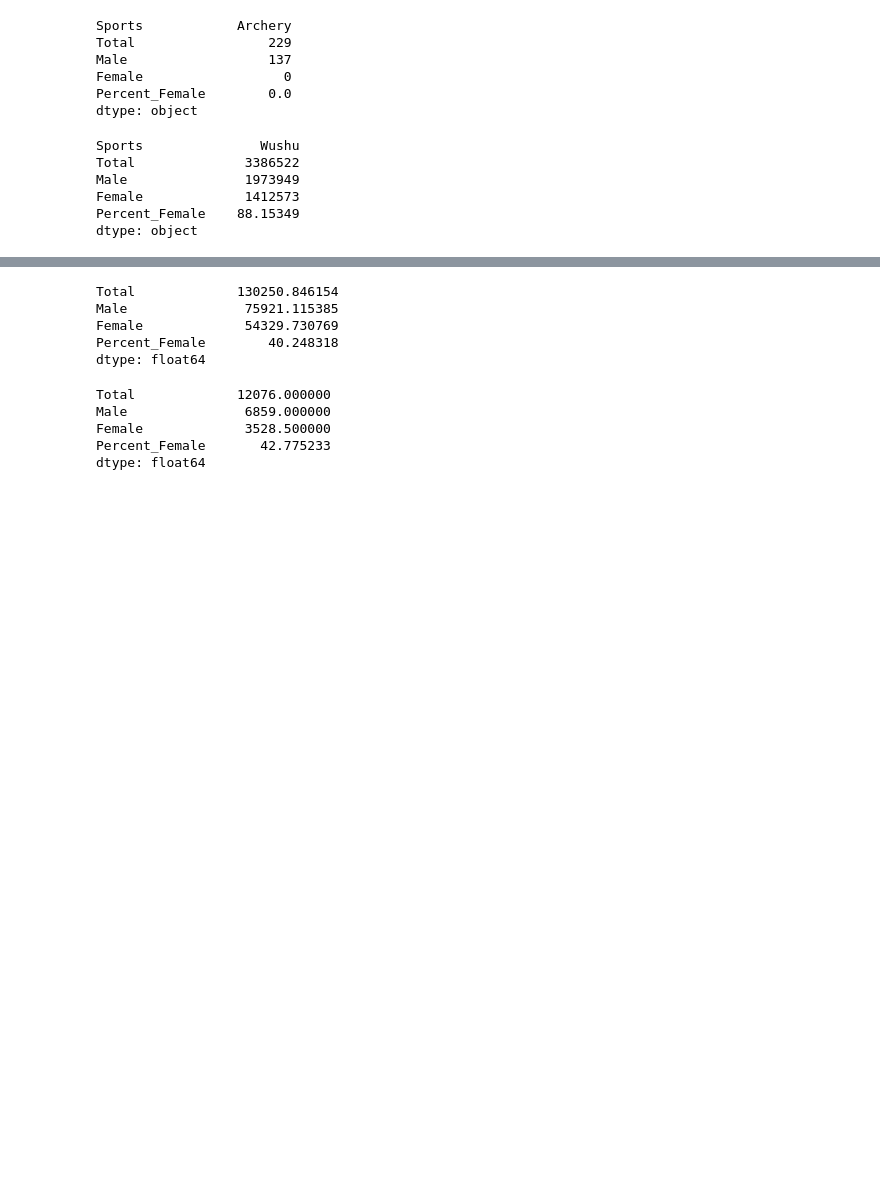
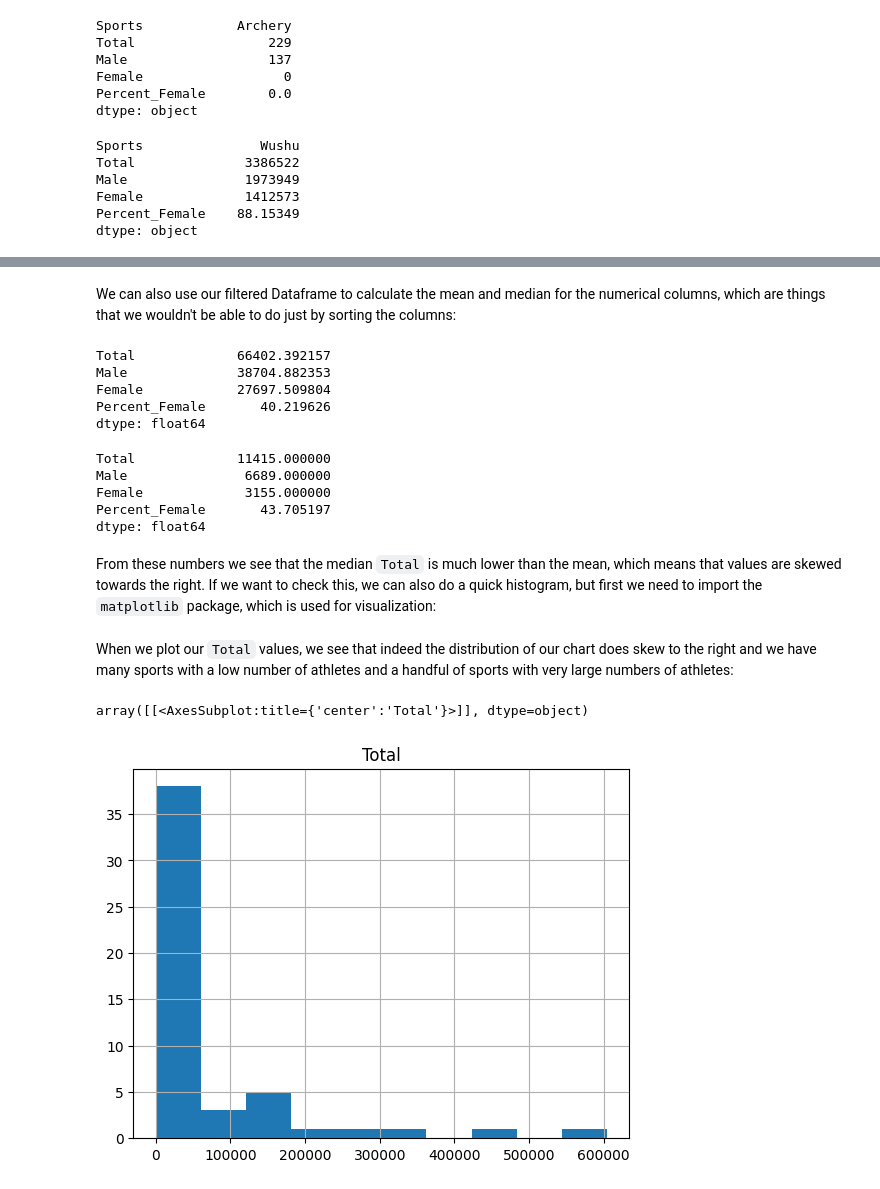
Before and after one commit to ICFJ-Computational-Journalism/english.lessons, a Jupyter notebook: english/1_Data-analysis/1.2_Basics-of-statistics.ipynb, the cells around one changed output, grey strips where cells are left out. Cells and saved outputs as stored; diff of their text form; code cells hidden in the pictures; blank space fills up the shorter version.

```diff
--- a/english/1_Data-analysis/1.2_Basics-of-statistics.ipynb
+++ b/english/1_Data-analysis/1.2_Basics-of-statistics.ipynb
@@ -168,16 +249,20 @@ dtype: object
+# %% [markdown]
+We can also use our filtered Dataframe to calculate the mean and median for the numerical columns, which are things that we wouldn't be able to do just by sorting the columns:
 # %%
-athletes.mean()
+filtered_athletes.mean()
 # %% [output]
-Total             130250.846154
-Male               75921.115385
-Female             54329.730769
-Percent_Female        40.248318
+Total             66402.392157
+Male              38704.882353
+Female            27697.509804
+Percent_Female       40.219626
 dtype: float64
 # %%
-athletes.median()
+filtered_athletes.median()
 # %% [output]
-Total             12076.000000
-Male               6859.000000
-Female             3528.500000
-Percent_Female       42.775233
+Total             11415.000000
+Male               6689.000000
+Female             3155.000000
+Percent_Female       43.705197
 dtype: float64
+# %% [markdown]
+From these numbers we see that the median `Total` is much lower than the mean, which means that values are skewed towards the right. If we want to check this, we can also do a quick histogram, but first we need to import the `matplotlib` package, which is used for visualization:
@@ -183,0 +271,7 @@ dtype: float64
+# %% [markdown]
+When we plot our `Total` values, we see that indeed the distribution of our chart does skew to the right and we have many sports with a low number of athletes and a handful of sports with very large numbers of athletes:
+# %%
+filtered_athletes.hist('Total')
+# %% [output]
+array([[<AxesSubplot:title={'center':'Total'}>]], dtype=object)
+[figure, added]
```
Also changed, not shown: parts of 18 cells of this notebook, 3 other files.
